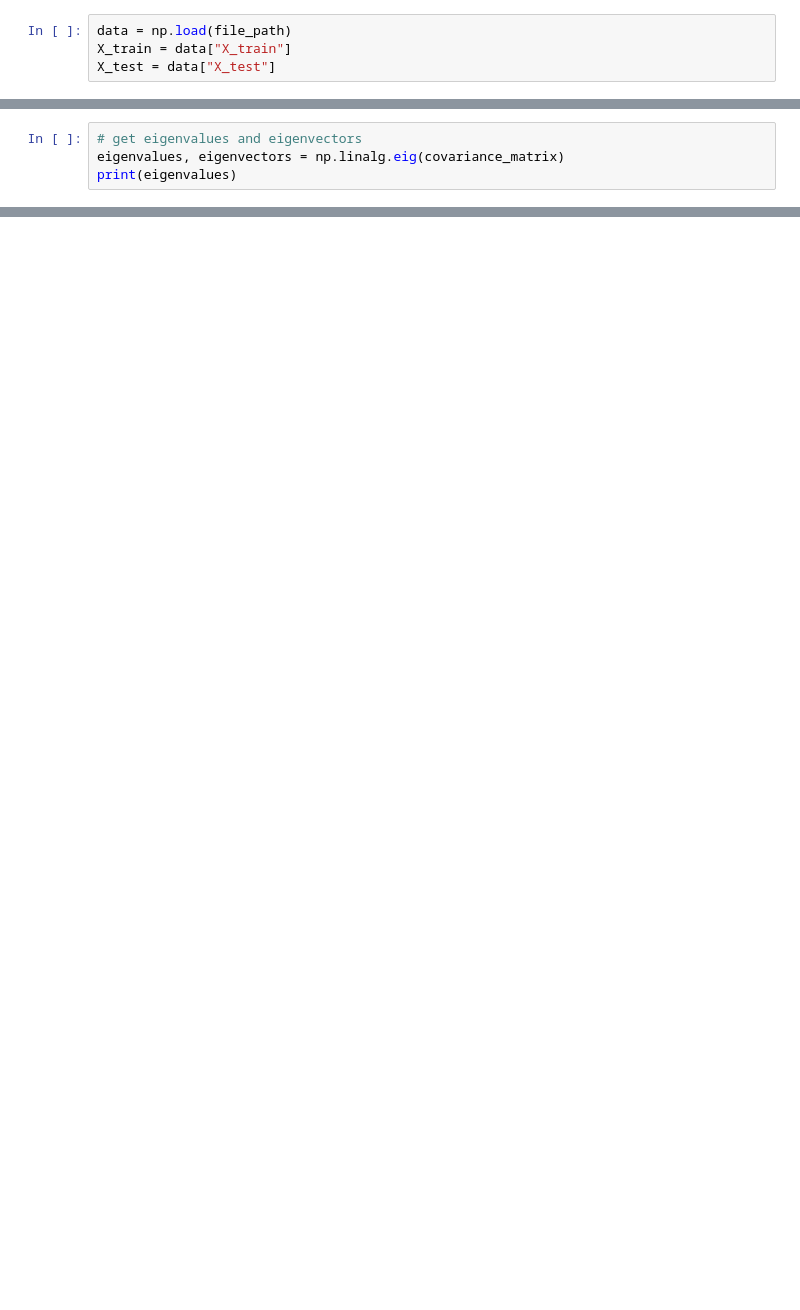
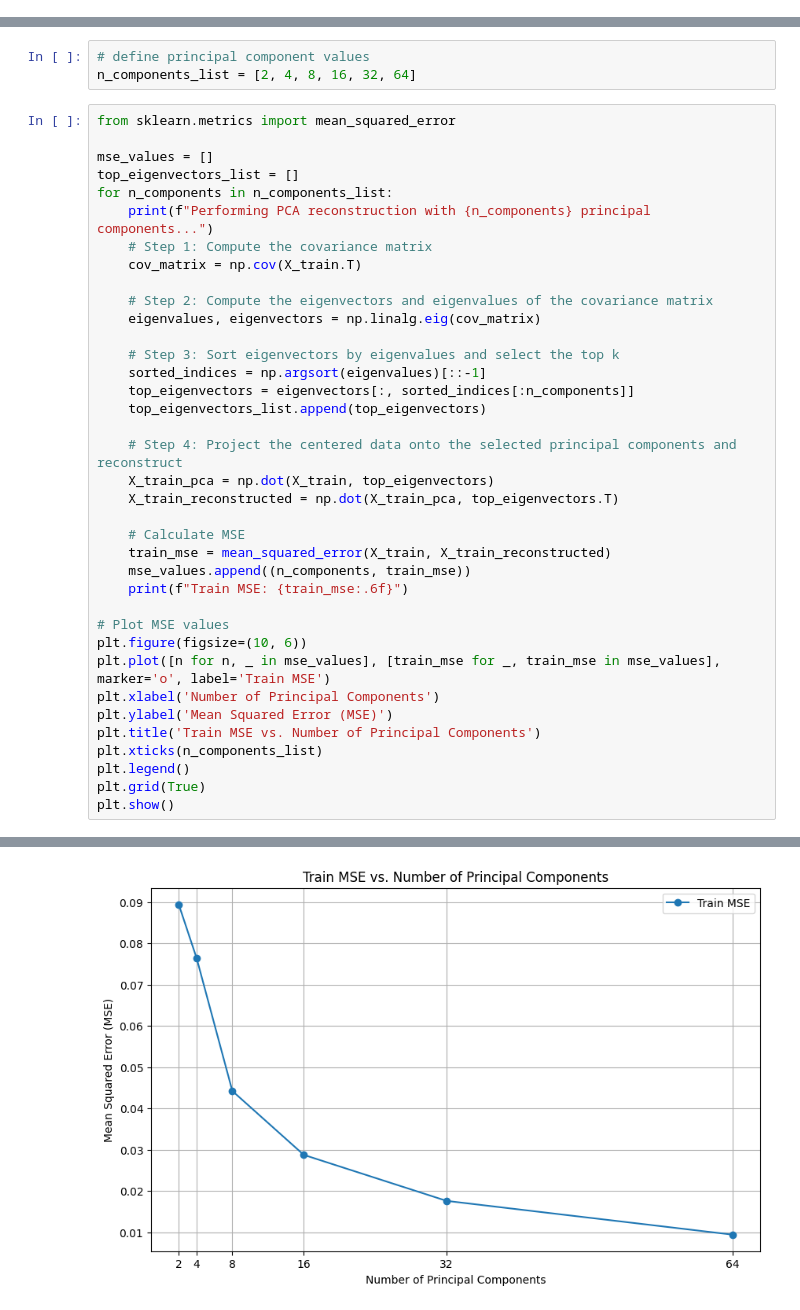
Before and after one commit to vercetti322/Image-Reconstruction, a Jupyter notebook: Models/PCA.ipynb, the cells around one changed output, grey strips where cells are left out. Drawn from its saved outputs; the diff is of its cells as text; blank space fills up the shorter version.

```diff
--- a/Models/PCA.ipynb
+++ b/Models/PCA.ipynb
@@ -9,4 +2,0 @@ file_path = "C:\\Users\\HP\\Desktop\\Image-Reconstruction\\Data\\mnist_preproces
-# %%
-data = np.load(file_path)
-X_train = data["X_train"]
-X_test = data["X_test"]
@@ -35,4 +2,0 @@ array([[0., 0., 0., ..., 0., 0., 0.],
-# %%
-# get eigenvalues and eigenvectors
-eigenvalues, eigenvectors = np.linalg.eig(covariance_matrix)
-print(eigenvalues)
@@ -361,0 +30,41 @@ plt.show()
+# %%
+# define principal component values
+n_components_list = [2, 4, 8, 16, 32, 64]
+# %%
+from sklearn.metrics import mean_squared_error
+
+mse_values = []
+top_eigenvectors_list = []
+for n_components in n_components_list:
+    print(f"Performing PCA reconstruction with {n_components} principal components...")
+    # Step 1: Compute the covariance matrix
+    cov_matrix = np.cov(X_train.T)
+
+    # Step 2: Compute the eigenvectors and eigenvalues of the covariance matrix
+    eigenvalues, eigenvectors = np.linalg.eig(cov_matrix)
+
+    # Step 3: Sort eigenvectors by eigenvalues and select the top k
+    sorted_indices = np.argsort(eigenvalues)[::-1]
+    top_eigenvectors = eigenvectors[:, sorted_indices[:n_components]]
+    top_eigenvectors_list.append(top_eigenvectors)
+
+    # Step 4: Project the centered data onto the selected principal components and reconstruct
+    X_train_pca = np.dot(X_train, top_eigenvectors)
+    X_train_reconstructed = np.dot(X_train_pca, top_eigenvectors.T)
+
+    # Calculate MSE
+    train_mse = mean_squared_error(X_train, X_train_reconstructed)
+    mse_values.append((n_components, train_mse))
+    print(f"Train MSE: {train_mse:.6f}")
+
+# Plot MSE values
+plt.figure(figsize=(10, 6))
+plt.plot([n for n, _ in mse_values], [train_mse for _, train_mse in mse_values], marker='o', label='Train MSE')
+plt.xlabel('Number of Principal Components')
+plt.ylabel('Mean Squared Error (MSE)')
+plt.title('Train MSE vs. Number of Principal Components')
+plt.xticks(n_components_list)
+plt.legend()
+plt.grid(True)
+plt.show()
+# %% [output]
@@ -361,0 +83 @@ plt.show()
+[figure, added]
```
Also changed, not shown: parts of 35 cells of this notebook, 2 other files.
